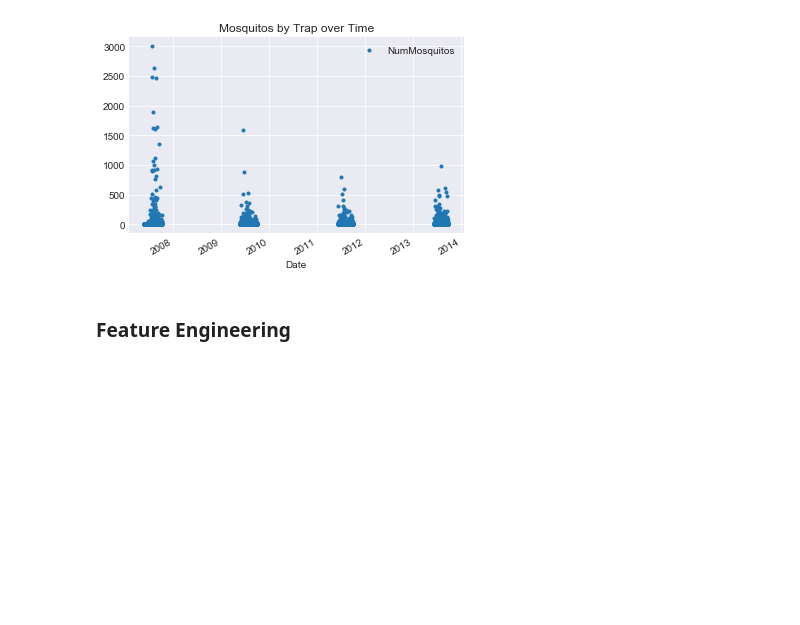
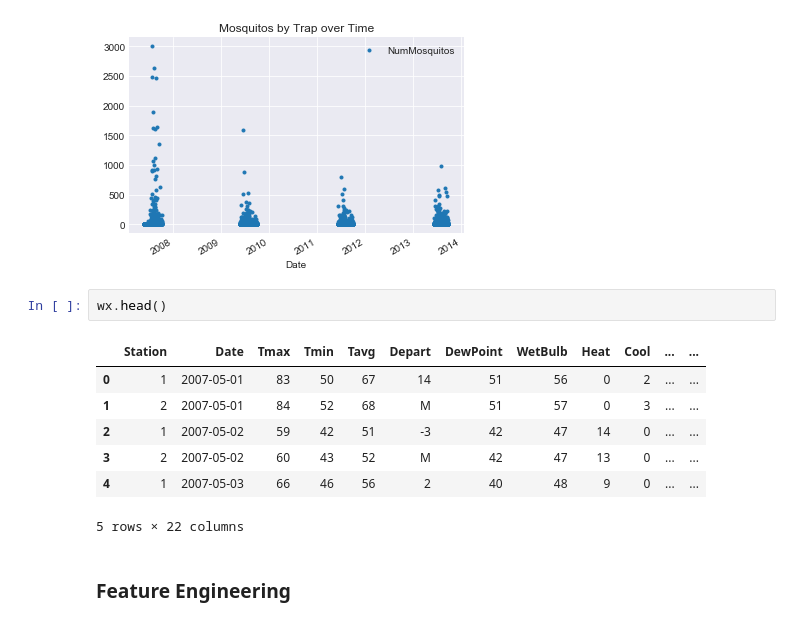
Before and after one commit to VivianAngela/West-Nile-Virus-Prediction-1, a Jupyter notebook: analysis.ipynb, the cells around one changed output. Saved outputs shown, nothing was run; the diff lists cells and outputs as text; blank space fills up the shorter version.

```diff
--- a/analysis.ipynb
+++ b/analysis.ipynb
@@ -55,6 +103,16 @@ train[['Date', 'Trap', 'NumMosquitos']].groupby(by = ['Date','Trap'])['Date','Tr
 plt.title('Mosquitos by Trap over Time');
 # %% [output]
 [figure]
+# %%
+wx.head()
+# %% [output]
+|  | Station | Date | Tmax | Tmin | Tavg | Depart | DewPoint | WetBulb | Heat | Cool | ... | ... |
+| 0 | 1 | 2007-05-01 | 83 | 50 | 67 | 14 | 51 | 56 | 0 | 2 | ... | ... |
+| 1 | 2 | 2007-05-01 | 84 | 52 | 68 | M | 51 | 57 | 0 | 3 | ... | ... |
+| 2 | 1 | 2007-05-02 | 59 | 42 | 51 | -3 | 42 | 47 | 14 | 0 | ... | ... |
+| 3 | 2 | 2007-05-02 | 60 | 43 | 52 | M | 42 | 47 | 13 | 0 | ... | ... |
+| 4 | 1 | 2007-05-03 | 66 | 46 | 56 | 2 | 40 | 48 | 9 | 0 | ... | ... |
+5 rows × 22 columns
 # %% [markdown]
 ### Feature Engineering
 # %% [markdown]
```
Also changed, not shown: parts of 35 cells of this notebook.
